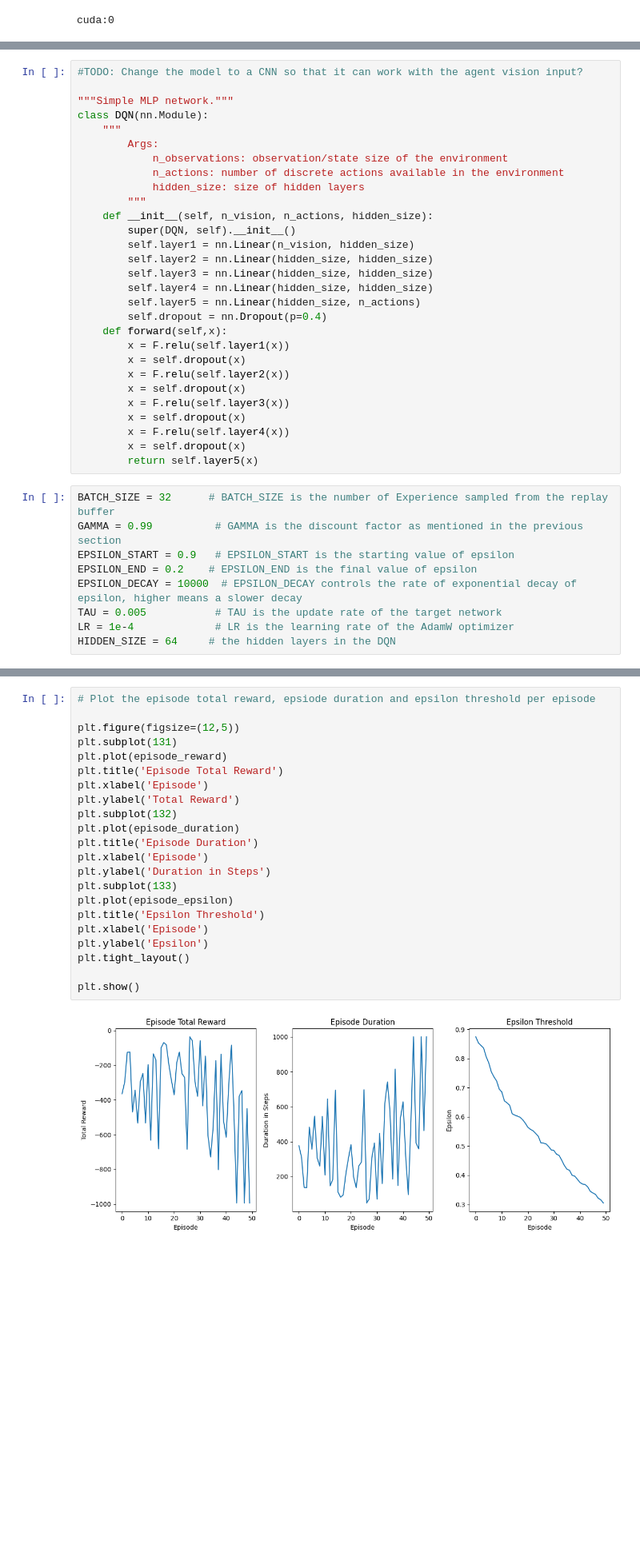
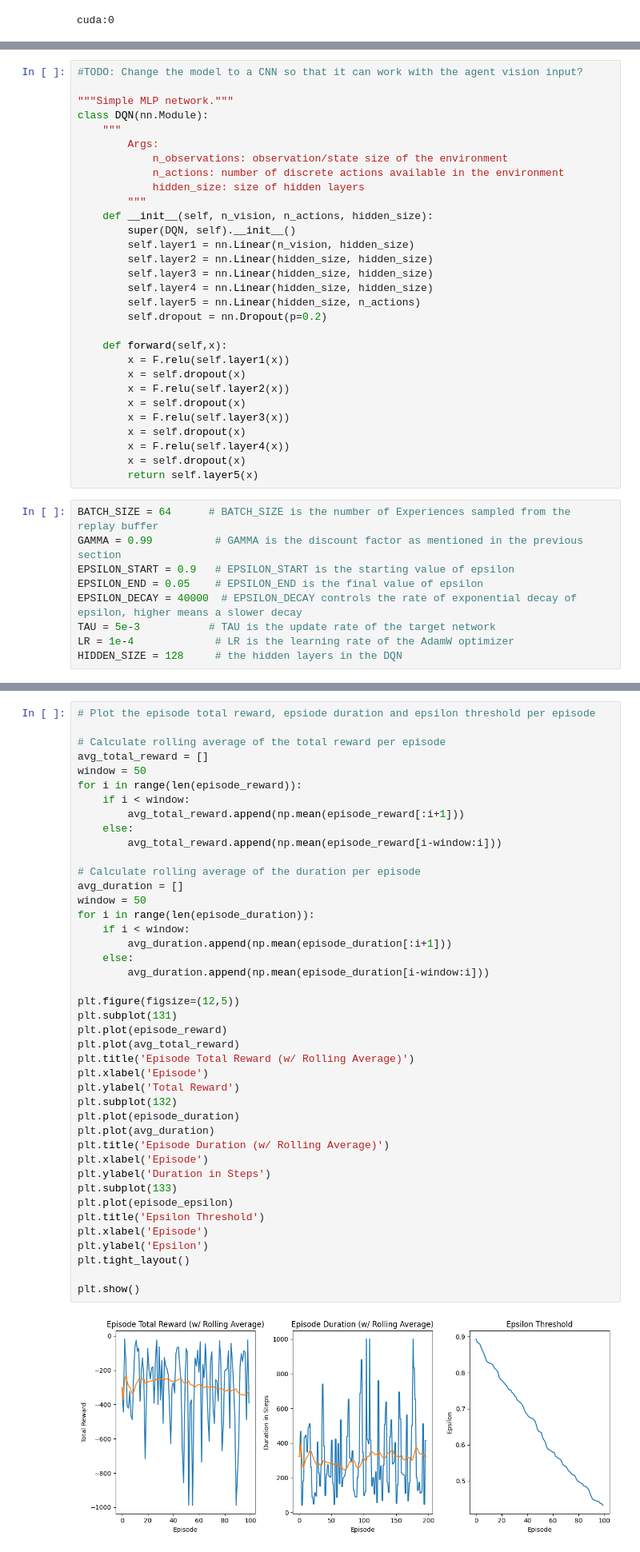
Before and after one commit to plofknaapje/2AMC15-2023-DIC, a Jupyter notebook: agents/DQN_agent.ipynb, the cells around one changed output, grey strips where cells are left out. Shown: that part at 80% size. Cells and saved outputs as stored; diff of their text form; blank space fills up the shorter version.

```diff
--- a/agents/DQN_agent.ipynb
+++ b/agents/DQN_agent.ipynb
@@ -90,7 +90,8 @@ class DQN(nn.Module):
         self.layer3 = nn.Linear(hidden_size, hidden_size)
         self.layer4 = nn.Linear(hidden_size, hidden_size)
         self.layer5 = nn.Linear(hidden_size, n_actions)
-        self.dropout = nn.Dropout(p=0.4)
+        self.dropout = nn.Dropout(p=0.2)
+
     def forward(self,x):
         x = F.relu(self.layer1(x))
         x = self.dropout(x)
@@ -102,14 +103,14 @@ class DQN(nn.Module):
         x = self.dropout(x)
         return self.layer5(x)
 # %%
-BATCH_SIZE = 32      # BATCH_SIZE is the number of Experience sampled from the replay buffer
+BATCH_SIZE = 64      # BATCH_SIZE is the number of Experiences sampled from the replay buffer
 GAMMA = 0.99          # GAMMA is the discount factor as mentioned in the previous section
 EPSILON_START = 0.9   # EPSILON_START is the starting value of epsilon
-EPSILON_END = 0.2    # EPSILON_END is the final value of epsilon
-EPSILON_DECAY = 10000  # EPSILON_DECAY controls the rate of exponential decay of epsilon, higher means a slower decay
-TAU = 0.005           # TAU is the update rate of the target network
+EPSILON_END = 0.05    # EPSILON_END is the final value of epsilon
+EPSILON_DECAY = 40000  # EPSILON_DECAY controls the rate of exponential decay of epsilon, higher means a slower decay
+TAU = 5e-3           # TAU is the update rate of the target network
 LR = 1e-4             # LR is the learning rate of the AdamW optimizer
-HIDDEN_SIZE = 64     # the hidden layers in the DQN
+HIDDEN_SIZE = 128     # the hidden layers in the DQN
 # %%
 env = Environment(
     grid_fp=Path('grid_configs/simple.grd'),
@@ -426,27 +501,47 @@ Total Reward: -994
 Complete
 # %%
 # Plot the episode total reward, epsiode duration and epsilon threshold per episode
+
+# Calculate rolling average of the total reward per episode
+avg_total_reward = []
+window = 50
+for i in range(len(episode_reward)):
+    if i < window:
+        avg_total_reward.append(np.mean(episode_reward[:i+1]))
+    else:
+        avg_total_reward.append(np.mean(episode_reward[i-window:i]))
+
+# Calculate rolling average of the duration per episode
+avg_duration = []
+window = 50
+for i in range(len(episode_duration)):
+    if i < window:
+        avg_duration.append(np.mean(episode_duration[:i+1]))
+    else:
+        avg_duration.append(np.mean(episode_duration[i-window:i]))
 
 plt.figure(figsize=(12,5))
 plt.subplot(131)
 plt.plot(episode_reward)
-plt.title('Episode Total Reward')
+plt.plot(avg_total_reward)
+plt.title('Episode Total Reward (w/ Rolling Average)')
 plt.xlabel('Episode')
 plt.ylabel('Total Reward')
 plt.subplot(132)
 plt.plot(episode_duration)
-plt.title('Episode Duration')
+plt.plot(avg_duration)
+plt.title('Episode Duration (w/ Rolling Average)')
 plt.xlabel('Episode')
 plt.ylabel('Duration in Steps')
 plt.subplot(133)
 plt.plot(episode_epsilon)
 plt.title('Epsilon Threshold')
 plt.xlabel('Episode')
 plt.ylabel('Epsilon')
 plt.tight_layout()
 
 plt.show()
 # %% [output]
-[figure, old version]
+[figure, new version]
 # %%
 # write code for testing the agent's performance on the simple grid
```
Also changed, not shown: parts of 15 cells of this notebook.
